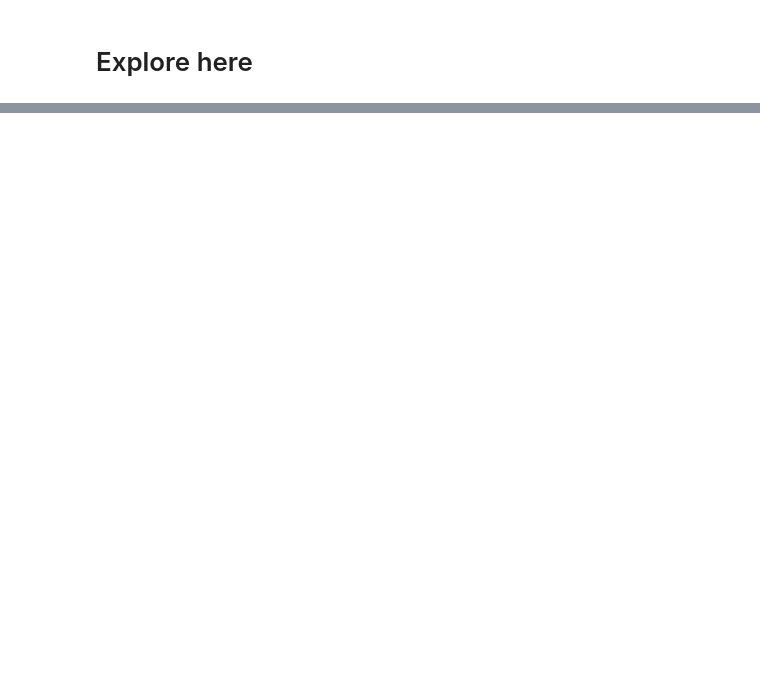
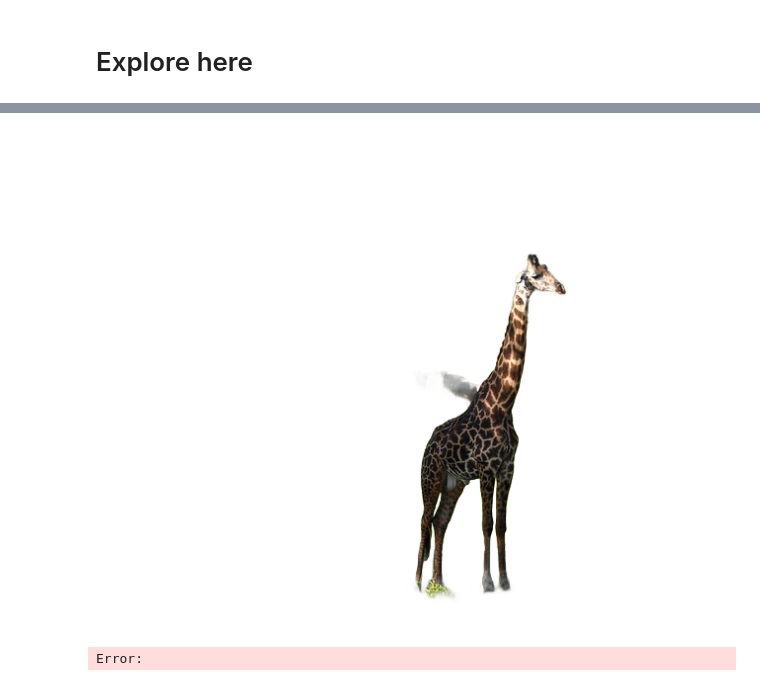
Before and after one commit to Jesuscastanedam/ML-WEBAPP-USING-STREAMLIT-JesusCastanedam, a Jupyter notebook: src/explore.ipynb, the cells around one changed output, grey strips where cells are left out. Drawn from its saved outputs; the diff is of its cells as text; code cells hidden in the pictures; blank space fills up the shorter version.

```diff
--- a/src/explore.ipynb
+++ b/src/explore.ipynb
@@ -35,0 +3,7 @@ ModuleNotFoundError: No module named 'streamlit'
+# %%
+
+from transformers import pipeline
+image_path = "https://farm5.staticflickr.com/4007/4322154488_997e69e4cf_z.jpg"
+pipe = pipeline("image-segmentation", model="briaai/RMBG-1.4", trust_remote_code=True)
+pillow_mask = pipe(image_path, return_mask = True) # outputs a pillow mask
+pillow_image = pipe(image_path) # applies mask on input and returns a pillow image
@@ -35,0 +25,67 @@ ModuleNotFoundError: No module named 'streamlit'
+# %%
+pillow_image
+# %% [output]
+[figure, added]
+# %%
+import numpy as np
+import io
+import torch
+from PIL import Image
+import requests
+import torch.nn.functional as F
+from transformers import AutoModelForImageSegmentation
+from torchvision.transforms.functional import normalize
+
+# Cargar el modelo
+model = AutoModelForImageSegmentation.from_pretrained("briaai/RMBG-1.4", trust_remote_code=True)
+
+# Función para preprocesar la imagen
+def preprocess_image(im: np.ndarray, model_input_size: list) -> torch.Tensor:
+    if len(im.shape) < 3:
+        im = im[:, :, np.newaxis]
+    im_tensor = torch.tensor(im, dtype=torch.float32).permute(2, 0, 1)
+    im_tensor = F.interpolate(torch.unsqueeze(im_tensor, 0), size=model_input_size, mode='bilinear')
+    image = torch.divide(im_tensor, 255.0)
+    image = normalize(image, [0.5, 0.5, 0.5], [1.0, 1.0, 1.0])
+    return image
+
+# Función para postprocesar la imagen
+def postprocess_image(result: torch.Tensor, im_size: list) -> np.ndarray:
+    result = torch.squeeze(F.interpolate(result, size=im_size, mode='bilinear'), 0)
+    ma = torch.max(result)
+    mi = torch.min(result)
+    result = (result - mi) / (ma - mi)
+    im_array = (result * 255).permute(1, 2, 0).cpu().data.numpy().astype(np.uint8)
+    im_array = np.squeeze(im_array)
+    return im_array
+
+# Establecer dispositivo
+device = torch.device("cuda:0" if torch.cuda.is_available() else "cpu")
+model.to(device)
+
+# Descargar imagen desde URL
+image_path = "https://farm5.staticflickr.com/4007/4322154488_997e69e4cf_z.jpg"
+response = requests.get(image_path)
+orig_image = Image.open(io.BytesIO(response.content)).convert("RGB")
+orig_im = np.array(orig_image)
+orig_im_size = orig_im.shape[0:2]
+
+# Preprocesar
+model_input_size = [1024, 1024]  # puedes ajustarlo según tu modelo
+image = preprocess_image(orig_im, model_input_size).to(device)
+
+# Inferencia
+result = model(image)
+
+# Post-procesar
+result_image = postprocess_image(result[0][0], orig_im_size)
+
+# Guardar resultado
+pil_mask_im = Image.fromarray(result_image)
+no_bg_image = orig_image.copy()
+no_bg_image.putalpha(pil_mask_im)
+
+# Mostrar o guardar
+no_bg_image.save("resultado_sin_fondo.png")
+# %% [output]
+Error:
```
Also changed, not shown: parts of 3 cells of this notebook, 4 other files.
